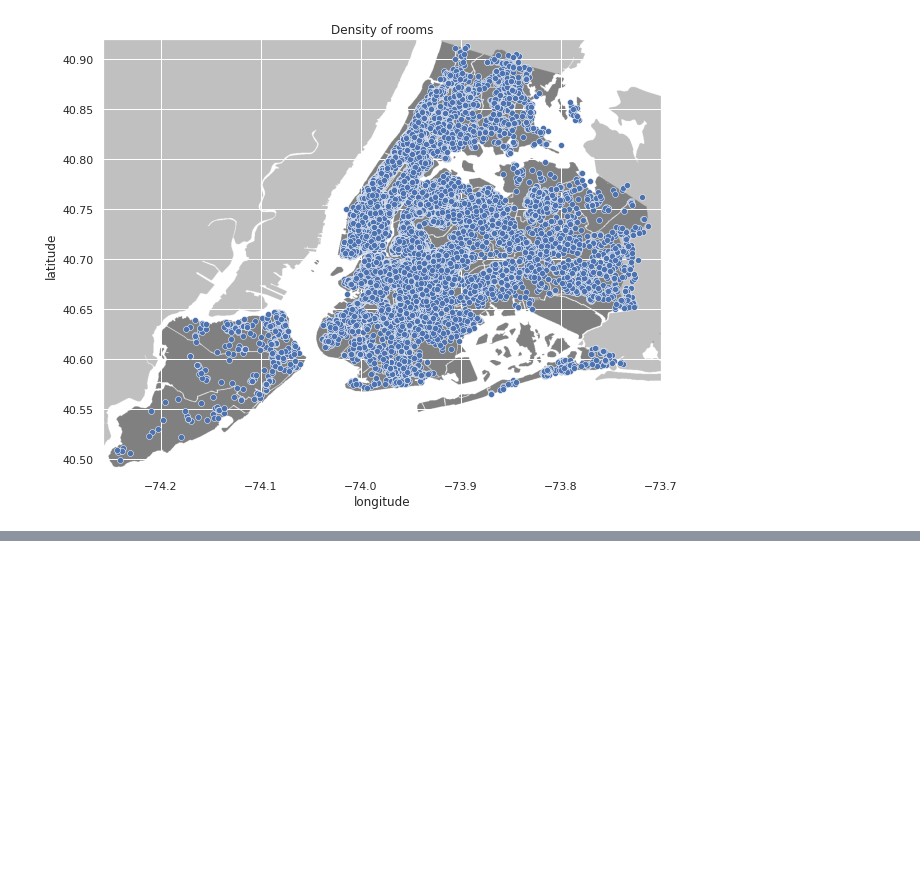
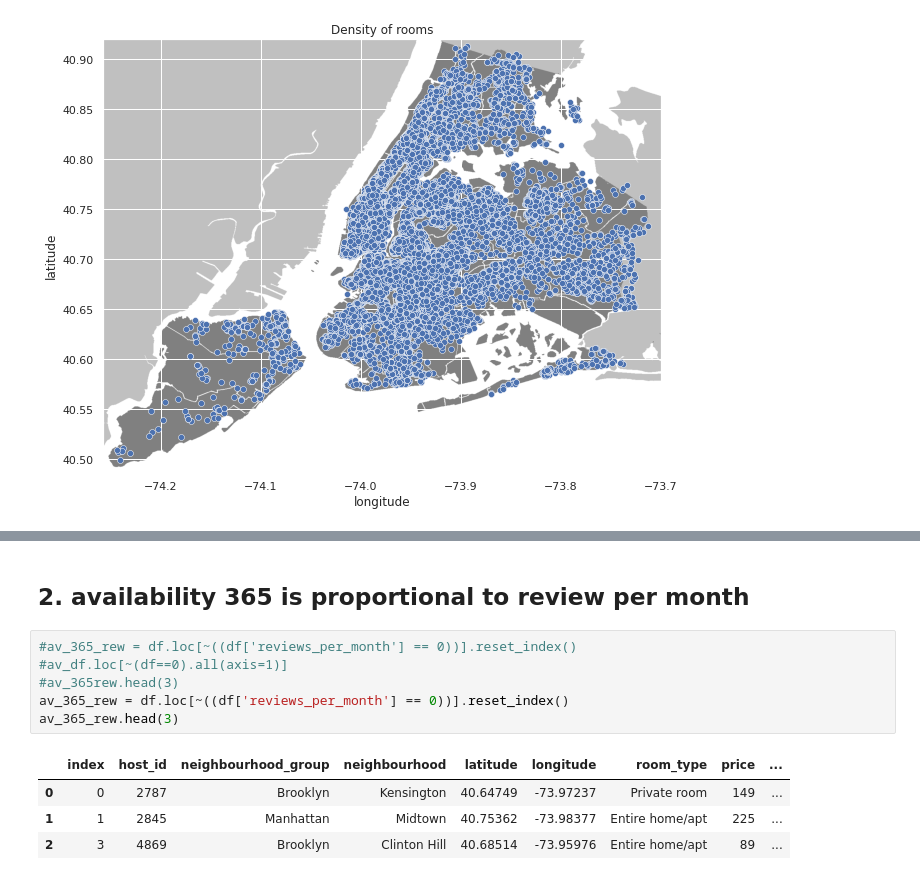
Before and after one commit to pranay2310/AirBnB-bookings-Analysis, a Jupyter notebook: Airbnb_Bookings_Analysis_Capstone_Project.ipynb, the cells around one changed output, grey strips where cells are left out. Saved outputs shown, nothing was run; the diff lists cells and outputs as text; blank space fills up the shorter version.

```diff
--- a/Airbnb_Bookings_Analysis_Capstone_Project.ipynb
+++ b/Airbnb_Bookings_Analysis_Capstone_Project.ipynb
@@ -677,3 +677,16 @@ map_NYC.add_child(plugins.HeatMap(stationArr, radius=15))
 map_NYC
 # %% [output]
 [interactive output not drawn]
+# %% [markdown]
+## 2. availability 365 is proportional to review per month
+# %%
+#av_365_rew = df.loc[~((df['reviews_per_month'] == 0))].reset_index()
+#av_df.loc[~(df==0).all(axis=1)]
+#av_365rew.head(3)
+av_365_rew = df.loc[~((df['reviews_per_month'] == 0))].reset_index()
+av_365_rew.head(3)
+# %% [output]
+|  | index | host_id | neighbourhood_group | neighbourhood | latitude | longitude | room_type | price | ... |
+| 0 | 0 | 2787 | Brooklyn | Kensington | 40.64749 | -73.97237 | Private room | 149 | ... |
+| 1 | 1 | 2845 | Manhattan | Midtown | 40.75362 | -73.98377 | Entire home/apt | 225 | ... |
+| 2 | 3 | 4869 | Brooklyn | Clinton Hill | 40.68514 | -73.95976 | Entire home/apt | 89 | ... |
```
Also changed, not shown: parts of 6 cells of this notebook.
